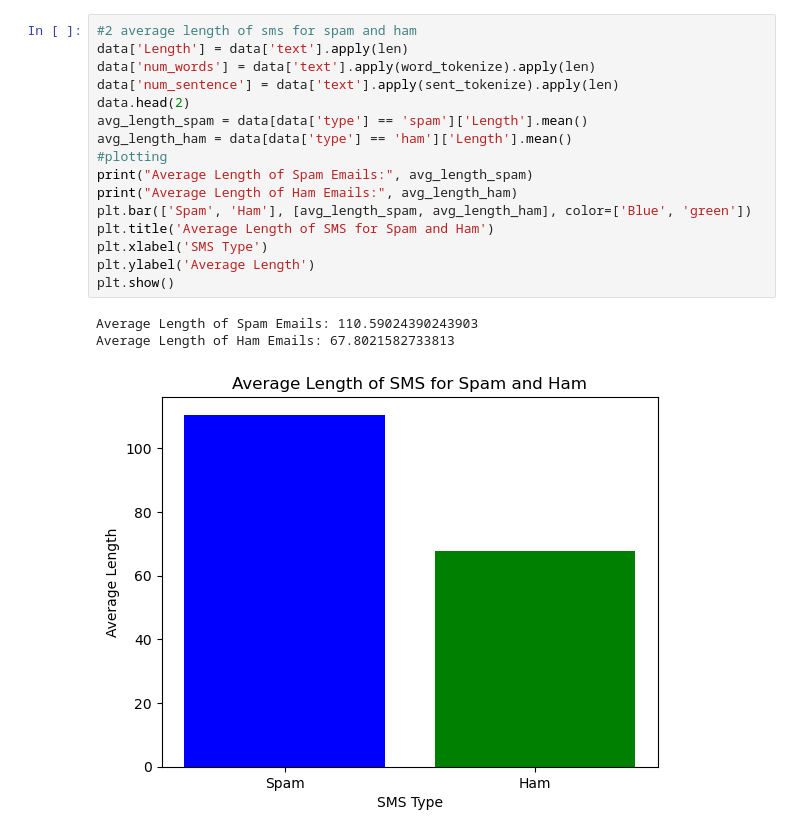
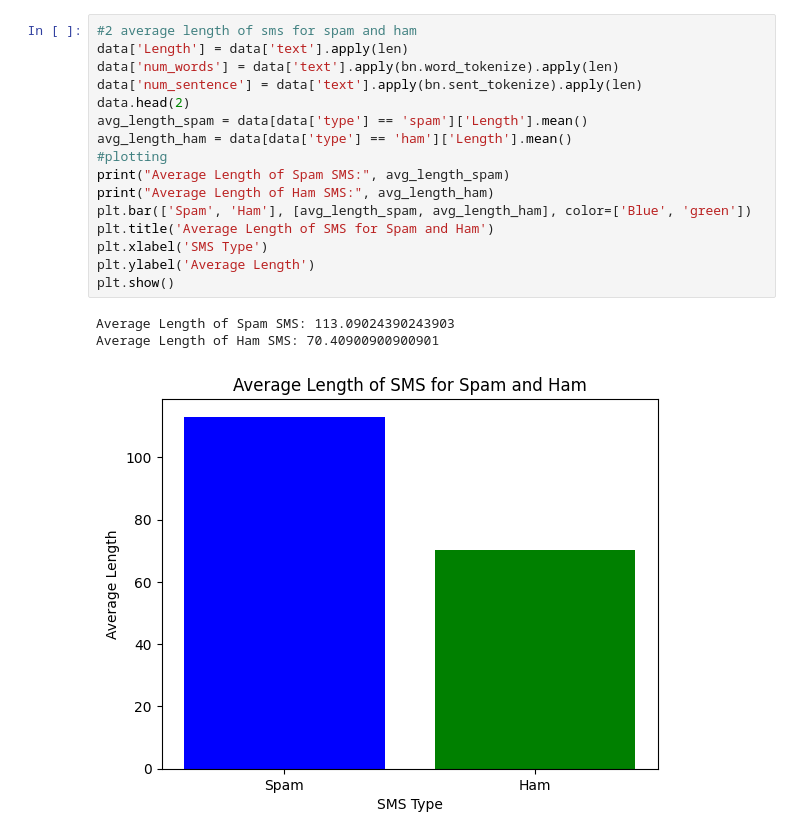
Before and after one commit to fahimvj/Bengali_SMS_Spam_using_ML_MC191010, a Jupyter notebook: sms_spam_mc191010.ipynb, the cells around one changed output. Saved outputs shown, nothing was run; the diff lists cells and outputs as text.

```diff
--- a/sms_spam_mc191010.ipynb
+++ b/sms_spam_mc191010.ipynb
@@ -90,23 +93,23 @@ plt.show()
 # %%
 #2 average length of sms for spam and ham
 data['Length'] = data['text'].apply(len)
-data['num_words'] = data['text'].apply(word_tokenize).apply(len)
-data['num_sentence'] = data['text'].apply(sent_tokenize).apply(len)
+data['num_words'] = data['text'].apply(bn.word_tokenize).apply(len)
+data['num_sentence'] = data['text'].apply(bn.sent_tokenize).apply(len)
 data.head(2)
 avg_length_spam = data[data['type'] == 'spam']['Length'].mean()
 avg_length_ham = data[data['type'] == 'ham']['Length'].mean()
 #plotting
-print("Average Length of Spam Emails:", avg_length_spam)
-print("Average Length of Ham Emails:", avg_length_ham)
+print("Average Length of Spam SMS:", avg_length_spam)
+print("Average Length of Ham SMS:", avg_length_ham)
 plt.bar(['Spam', 'Ham'], [avg_length_spam, avg_length_ham], color=['Blue', 'green'])
 plt.title('Average Length of SMS for Spam and Ham')
 plt.xlabel('SMS Type')
 plt.ylabel('Average Length')
 plt.show()
 # %% [output]
-Average Length of Spam Emails: 110.59024390243903
-Average Length of Ham Emails: 67.8021582733813
+Average Length of Spam SMS: 113.09024390243903
+Average Length of Ham SMS: 70.40900900900901
-[figure, old version]
+[figure, new version]
 # %%
 #3 Average Word of SMS for Spam and Ham
 
```
Also changed, not shown: parts of 38 cells of this notebook.
